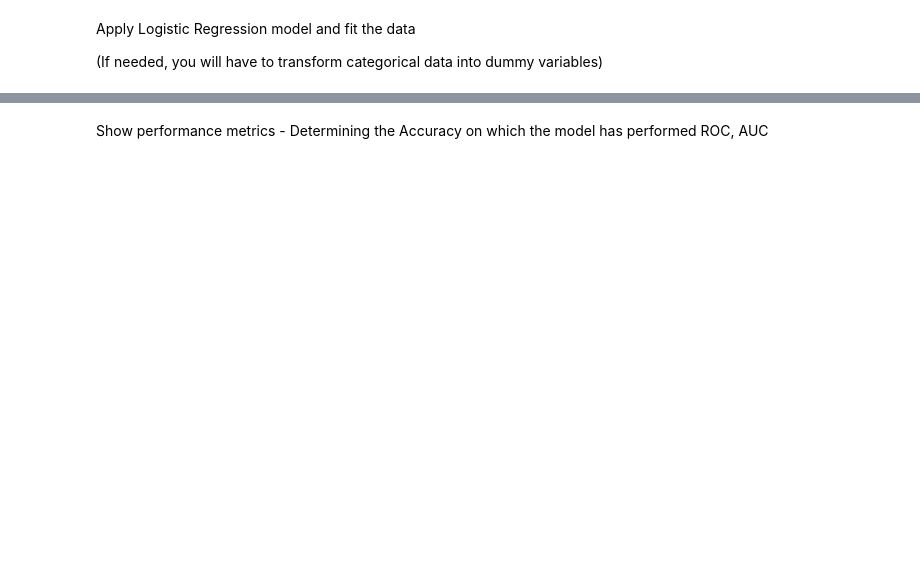
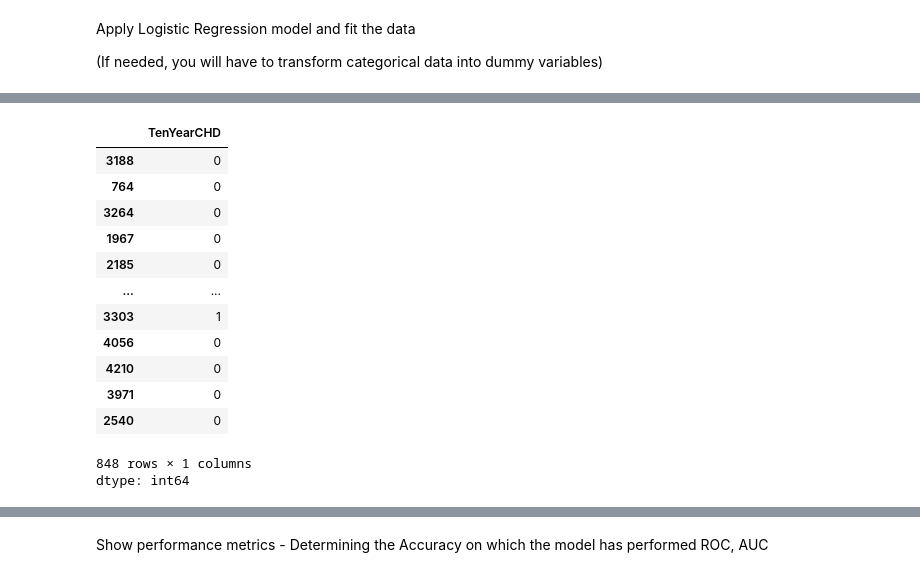
Before and after one commit to AlexanderG40/Data-Science, a Jupyter notebook: Week10_Assignment_10_1.ipynb, the cells around one changed output, grey strips where cells are left out. Saved outputs shown, nothing was run; the diff lists cells and outputs as text; code cells hidden in the pictures; blank space fills up the shorter version.

```diff
--- a/Week10_Assignment_10_1.ipynb
+++ b/Week10_Assignment_10_1.ipynb
@@ -97,0 +163,16 @@ Apply Logistic Regression model and fit the data
+# %%
+# Code here
+# we train our data
+from sklearn.model_selection import train_test_split
+
+# we divide our data into two axis x and y
+# x = all the independent features
+# y = the traget
+
+X = df.drop(columns = ["TenYearCHD"])
+y = df["TenYearCHD"]
+
+# One hot encoding : converting categorical values to numeric
+# X = pd.get_dummies(X, drop_first=True)
+
+X_train, X_test, y_train, y_test = train_test_split(X, y, test_size = 0.2, random_state=42)
@@ -97,0 +195,18 @@ Apply Logistic Regression model and fit the data
+# %%
+# we run a test to see our data
+y_test
+# %% [output]
+|  | TenYearCHD |
+| 3188 | 0 |
+| 764 | 0 |
+| 3264 | 0 |
+| 1967 | 0 |
+| 2185 | 0 |
+| ... | ... |
+| 3303 | 1 |
+| 4056 | 0 |
+| 4210 | 0 |
+| 3971 | 0 |
+| 2540 | 0 |
+848 rows × 1 columns
+dtype: int64
```
Also changed, not shown: parts of 21 cells of this notebook.
